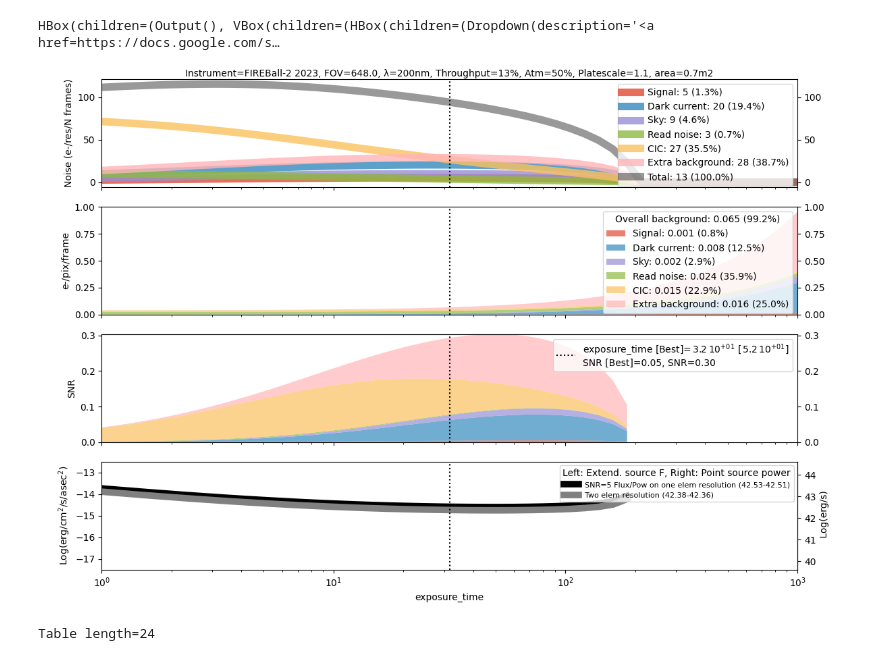
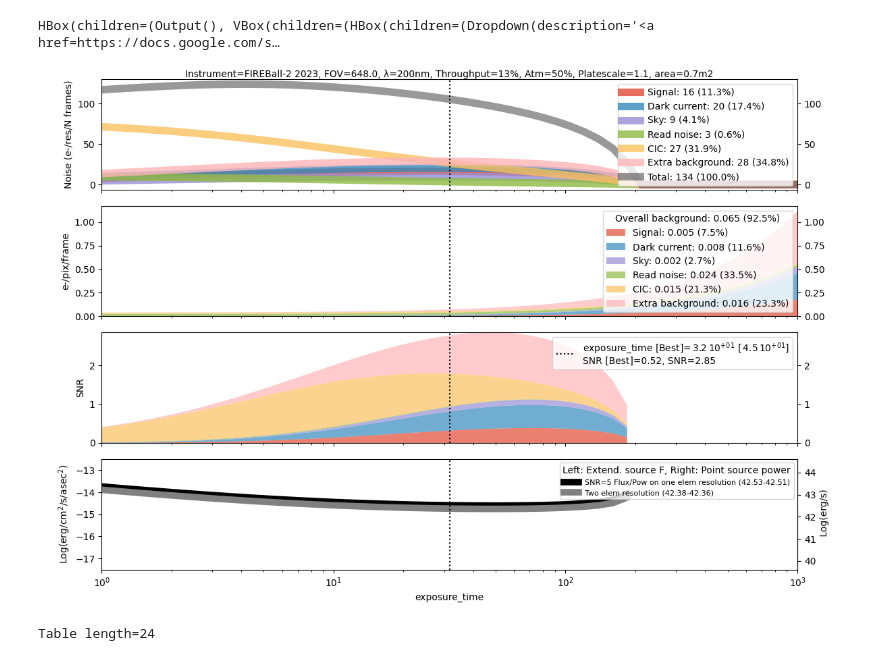
Before and after one commit to vpicouet/spectro-imager-etc, a Jupyter notebook: notebooks/ETC.ipynb, the cells around one changed output. Cells and saved outputs as stored; diff of their text form; code cells hidden in the pictures.

```diff
--- a/notebooks/ETC.ipynb
+++ b/notebooks/ETC.ipynb
@@ -8,7 +8,7 @@ from Observation import *
 
 class ExposureTimeCalulator(widgets.HBox):
     @initializer
-    def __init__(self, instrument="FIREBall-2",x_axis='exposure_time', time_max = 1000, Signal=1e-18, **kwargs):#, Atmosphere=0.5, Throughput=0.13*0.9, follow_temp=False, acquisition_time=1, Sky_LU=4, Signal=24, EM_gain=1400,RN=109,CIC_charge=0.005, Dard_current=0.08,readout_time=1.5,counting_mode=False,smearing=0.7,extra_background=0,temperature=-100,PSF_RMS_mask=2.5,PSF_RMS_det = 3.5,QE=0.45,cosmic_ray_loss_per_sec=0.005,
+    def __init__(self, instrument="FIREBall-2",x_axis='exposure_time', time_max = 1000, Signal=1e-17, **kwargs):#, Atmosphere=0.5, Throughput=0.13*0.9, follow_temp=False, acquisition_time=1, Sky_LU=4, Signal=24, EM_gain=1400,RN=109,CIC_charge=0.005, Dard_current=0.08,readout_time=1.5,counting_mode=False,smearing=0.7,extra_background=0,temperature=-100,PSF_RMS_mask=2.5,PSF_RMS_det = 3.5,QE=0.45,cosmic_ray_loss_per_sec=0.005,
         """
         Generate an ETC app containing multiple widghet that allow to change the ETC parameters
         as well as plotting the result (e- and noise budget, limiting flux, SNR) in terms of the different parameters.
@@ -405,37 +405,37 @@ class ExposureTimeCalulator(widgets.HBox):
                 # print(instrument,key,instruments_dict[instrument][key])
                 if key in ["counting_mode","follow_temp"]:
                     rsetattr(self, '%s.value'%(key), bool(instruments_dict[instrument][key]) )
-                elif key != self.x_axis.value:
+                else:#if "key != self.x_axis.value:
                 # elif key != "Atmosphere":
                     try:
                         rsetattr(self, '%s.value'%(key), instruments_dict[instrument][key])
                     except AttributeError as e:
                         # print(key, e)
                         setattr( self, key, instruments_dict[instrument][key])
                         pass
             self.fwhm.value = (self.PSF_RMS_mask, self.PSF_RMS_det )
             self.exposure.value = (self.readout_time, instruments[instrument][instruments["Charact."]=="exposure_time"][0] )
             self.smearing.layout.visibility = 'visible' if ("FIREBall-2" in instrument) & (self.counting_mode.value)    else 'hidden'
             self.temperature.layout.visibility = 'visible' if ("FIREBall-2" in instrument) &  (self.follow_temp.value)  else 'hidden'
             title = 'Instrument=%s, FOV=%s, λ=%inm, Throughput=%i%%, Atm=%i%%, Platescale=%.1f, area=%0.1fm2, CR=%s'%(instrument, instruments[instrument][instruments["Charact."]=="FOV_size"][0], instruments[instrument][instruments["Charact."]=="wavelength"][0], 100*instruments[instrument][instruments["Charact."]=="Throughput"][0], 100*instruments[instrument][instruments["Charact."]=="Atmosphere"][0], instruments[instrument][instruments["Charact."]=="pixel_scale"][0], instruments[instrument][instruments["Charact."]=="area"][0],self.cosmic_ray_loss_per_sec)
             self.ax0.set_title(title,y=0.97,fontsize=10)
             self.update(self.x_axis.value, counting_mode=self.counting_mode.value,Sky_LU=self.Sky_LU.value,acquisition_time=self.acquisition_time.value,Signal=self.Signal.value,EM_gain=self.EM_gain.value,RN=self.RN.value,CIC_charge=self.CIC_charge.value,Dard_current=self.Dard_current.value,exposure=self.exposure.value,smearing=self.smearing.value,temperature=self.temperature.value,follow_temp=self.follow_temp.value,fwhm=self.fwhm.value,QE=self.QE.value,extra_background=self.extra_background.value,log=self.ylog.value)
         return
 
 import pandas as pd
 sheet_id = "1Ox0uxEm2TfgzYA6ivkTpU4xrmN5vO5kmnUPdCSt73uU"
 sheet_name = "instruments.csv"
 url = f"https://docs.google.com/spreadsheets/d/{sheet_id}/gviz/tq?tqx=out:csv&sheet={sheet_name}"
 instruments = Table.from_pandas(pd.read_csv(url))
 instruments_dict ={ name:{key:float(val) for key, val in zip(instruments["Charact."][:],instruments[name][:])} for name in instruments.colnames[2:]}
 
 
 
 
 FIREBall = ExposureTimeCalulator(instrument="FIREBall-2 2023")
 # %% [output]
 HBox(children=(Output(), VBox(children=(HBox(children=(Dropdown(description='<a href=https://docs.google.com/s…
-[figure, old version]
+[figure, new version]
 # %%
 # instruments_dict={}
 # for inst in instruments.colnames[1:]:
```
Also changed, not shown: 1 other file.
